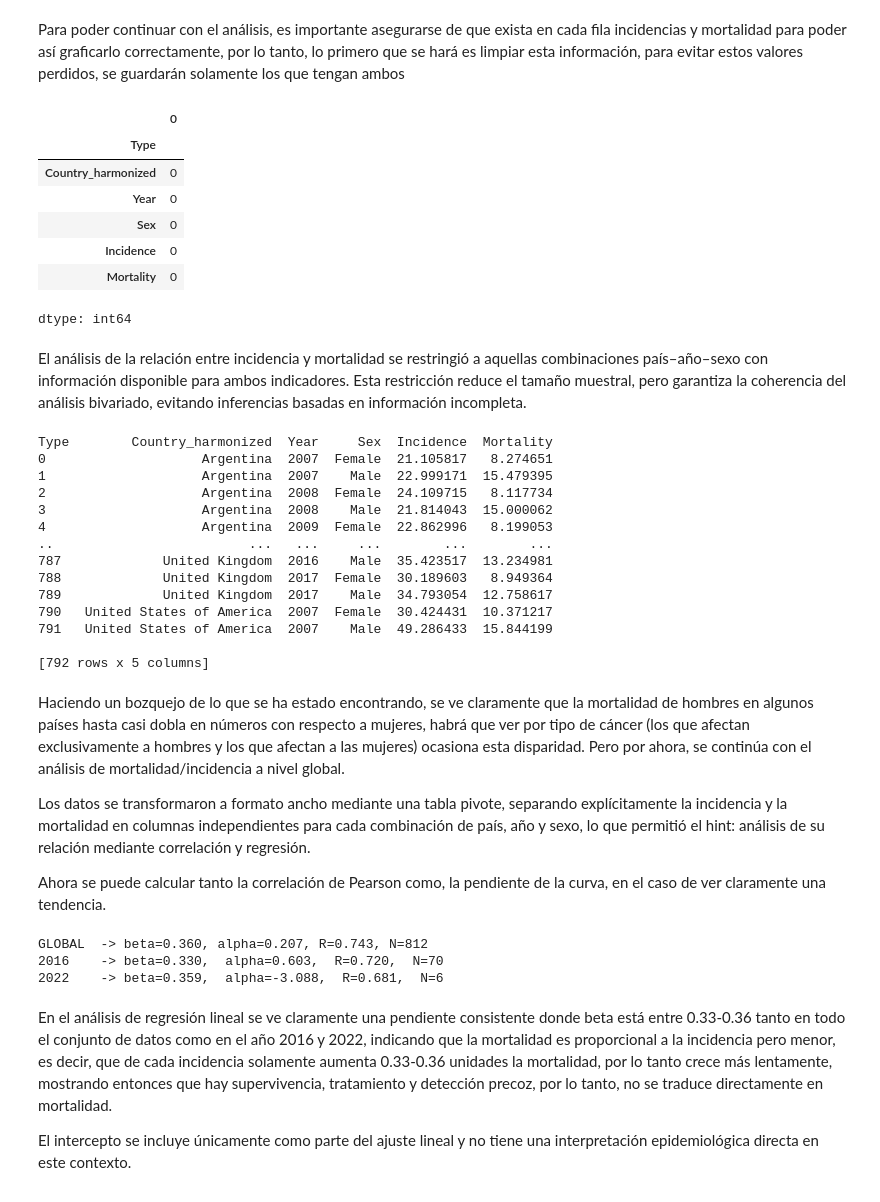
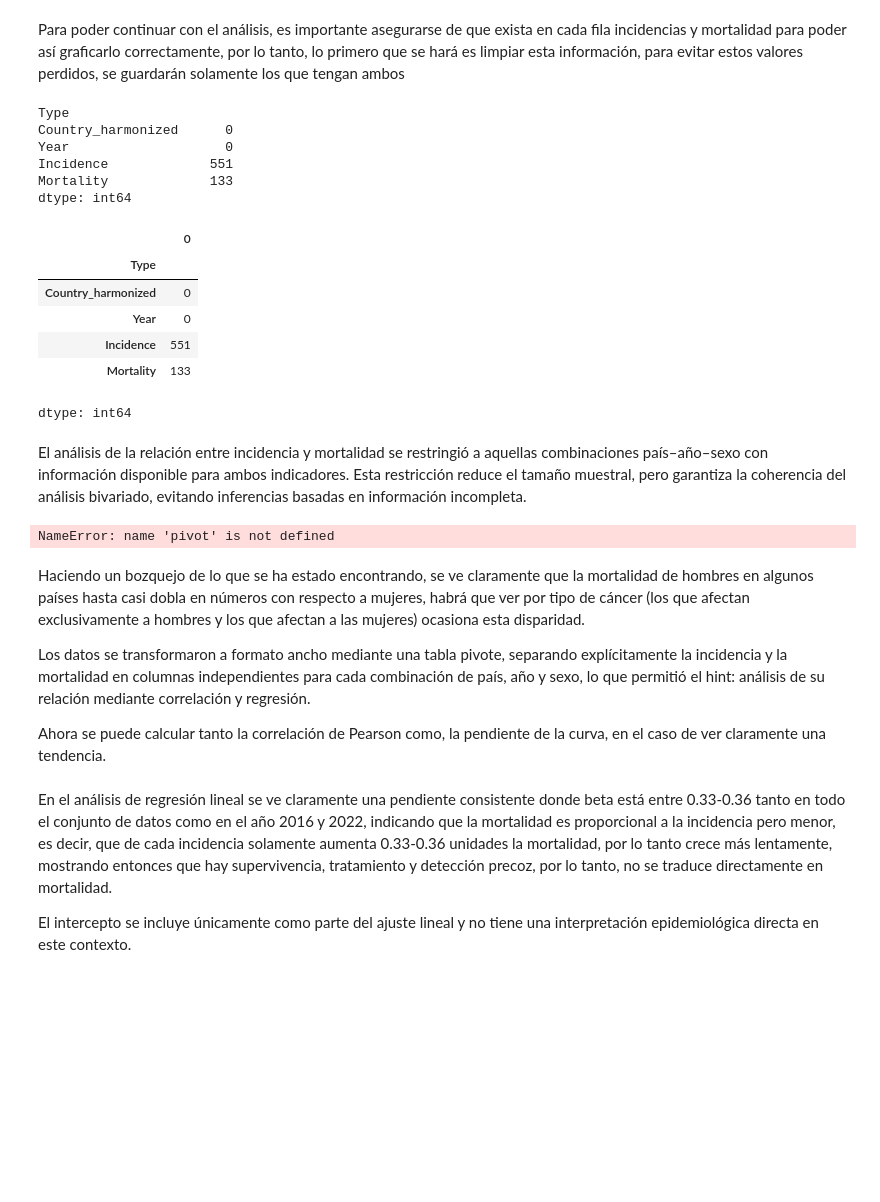
Before and after one commit to mehrerm/TFM, a Jupyter notebook: notebooks/01_load_and_clean_DIRAC.ipynb, the cells around one changed output. Cells and saved outputs as stored; diff of their text form; code cells hidden in the pictures; blank space fills up the shorter version.

```diff
--- a/notebooks/01_load_and_clean_DIRAC.ipynb
+++ b/notebooks/01_load_and_clean_DIRAC.ipynb
@@ -615,6 +615,11 @@ df_merged = glob_clean.merge(
     on="Country_harmonized",
     how="inner"
 )
+
+#se separan por sexo
+
+df_male = df_merged[df_merged["Sex"] == "Male"].copy()
+df_female = df_merged[df_merged["Sex"] == "Female"].copy()
 # %%
 #Comprobando que la fusión se ha realizado con éxito.
 print(df_merged["Country_harmonized"].nunique())
@@ -778,45 +785,61 @@ Para poder continuar con el análisis, es importante asegurarse de que exista en
 # %%
 complete_keys = (
     df_merged
     .groupby(["Country_harmonized", "Year", "Sex"])["Type"]
     .nunique()
     .reset_index()
     .query("Type == 2")
 )
 
 
 df_complete = df_merged.merge(
     complete_keys[["Country_harmonized", "Year", "Sex"]],
     on=["Country_harmonized", "Year", "Sex"],
     how="inner"
 )
 #Ahora solo contiene observaciones donde existen ambos tipos.
 
-df_scatter = (
-    df_complete
-    .groupby(["Country_harmonized", "Year", "Sex", "Type"], as_index=False)
-    .agg({"ASR (World)": "mean"})
-)
+def build_pivot(df):
+    df_scatter = (
+        df
+        .groupby(
+            ["Country_harmonized", "Year", "Type"],
+            as_index=False
+        )
+        .agg({"ASR (World)": "mean"})
+    )
 
-pivot = (
-    df_scatter
-    .pivot_table(
-        index=["Country_harmonized", "Year", "Sex"],
-        columns="Type",
-        values="ASR (World)"
+    pivot = (
+        df_scatter
+        .pivot_table(
+            index=["Country_harmonized", "Year"],
+            columns="Type",
+            values="ASR (World)"
+        )
+        .reset_index()
     )
-    .reset_index()
-)
-pivot.isna().sum()
+
+    return pivot
+
+pivot_male = build_pivot(df_male)
+pivot_female = build_pivot(df_female)
+
+print(pivot_male.isna().sum())
+pivot_female.isna().sum()
 # %% [output]
+Type
+Country_harmonized      0
+Year                    0
+Incidence             551
+Mortality             133
+dtype: int64
 |  | 0 |
 | Type |  |
 | Country_harmonized | 0 |
 | Year | 0 |
-| Sex | 0 |
-| Incidence | 0 |
-| Mortality | 0 |
+| Incidence | 551 |
+| Mortality | 133 |
-dtype: int64
+dtype: int64
 # %% [markdown]
 El análisis de la relación entre incidencia y mortalidad se restringió a aquellas combinaciones país–año–sexo con información disponible para ambos indicadores. Esta restricción reduce el tamaño muestral, pero garantiza la coherencia del análisis bivariado, evitando inferencias basadas en información incompleta.
 # %%
@@ -826,22 +849,9 @@ pivot_2022 = pivot[pivot["Year"] == 2022]
 
 print(pivot_all.head(-20))
 # %% [output]
-Type        Country_harmonized  Year     Sex  Incidence  Mortality
-0                    Argentina  2007  Female  21.105817   8.274651
-1                    Argentina  2007    Male  22.999171  15.479395
-2                    Argentina  2008  Female  24.109715   8.117734
-3                    Argentina  2008    Male  21.814043  15.000062
-4                    Argentina  2009  Female  22.862996   8.199053
-..                         ...   ...     ...        ...        ...
-787             United Kingdom  2016    Male  35.423517  13.234981
-788             United Kingdom  2017  Female  30.189603   8.949364
-789             United Kingdom  2017    Male  34.793054  12.758617
-790   United States of America  2007  Female  30.424431  10.371217
-791   United States of America  2007    Male  49.286433  15.844199
-
-[792 rows x 5 columns]
+NameError: name 'pivot' is not defined
 # %% [markdown]
-Haciendo un bozquejo de lo que se ha estado encontrando, se ve claramente que la mortalidad de hombres en algunos países hasta casi dobla en números con respecto a mujeres, habrá que ver por tipo de cáncer (los que afectan exclusivamente a hombres y los que afectan a las mujeres) ocasiona esta disparidad. Pero por ahora, se continúa con el análisis de mortalidad/incidencia a nivel global.
+Haciendo un bozquejo de lo que se ha estado encontrando, se ve claramente que la mortalidad de hombres en algunos países hasta casi dobla en números con respecto a mujeres, habrá que ver por tipo de cáncer (los que afectan exclusivamente a hombres y los que afectan a las mujeres) ocasiona esta disparidad.
 
 Los datos se transformaron a formato ancho mediante una tabla pivote, separando explícitamente la incidencia y la mortalidad en columnas independientes para cada combinación de país, año y sexo, lo que permitió el hint: análisis de su relación mediante correlación y regresión.
 
@@ -865,10 +875,6 @@ beta_22,  alpha_22,  R_22  = compute_beta_R(pivot_2022)
 print(f"GLOBAL  -> beta={beta_all:.3f}, alpha={alpha_all:.3f}, R={R_all:.3f}, N={len(pivot_all)}")
 print(f"2016    -> beta={beta_16:.3f},  alpha={alpha_16:.3f},  R={R_16:.3f},  N={len(pivot_2016)}")
 print(f"2022    -> beta={beta_22:.3f},  alpha={alpha_22:.3f},  R={R_22:.3f},  N={len(pivot_2022)}")
-# %% [output]
-GLOBAL  -> beta=0.360, alpha=0.207, R=0.743, N=812
-2016    -> beta=0.330,  alpha=0.603,  R=0.720,  N=70
-2022    -> beta=0.359,  alpha=-3.088,  R=0.681,  N=6
 # %% [markdown]
 En el análisis de regresión lineal se ve claramente una pendiente consistente donde beta está entre 0.33-0.36 tanto en todo el conjunto de datos como en el año 2016 y 2022, indicando que la mortalidad es proporcional a la incidencia pero menor, es decir, que de cada incidencia solamente aumenta 0.33-0.36 unidades la mortalidad, por lo tanto crece más lentamente, mostrando entonces que hay supervivencia, tratamiento y detección precoz, por lo tanto, no se traduce directamente en mortalidad.
 
```
Also changed, not shown: parts of 6 cells of this notebook.
